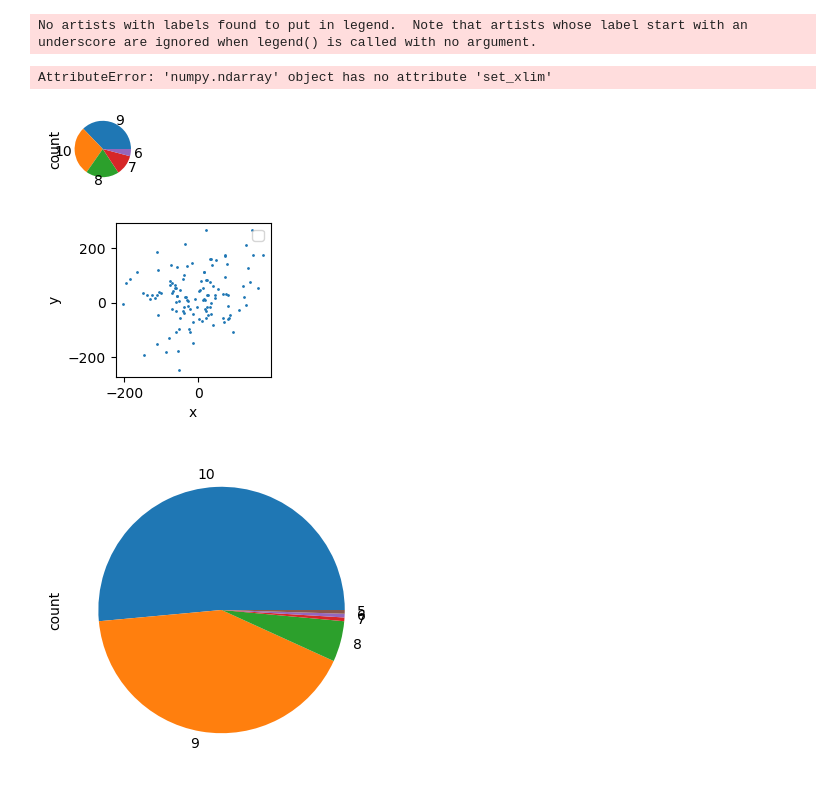
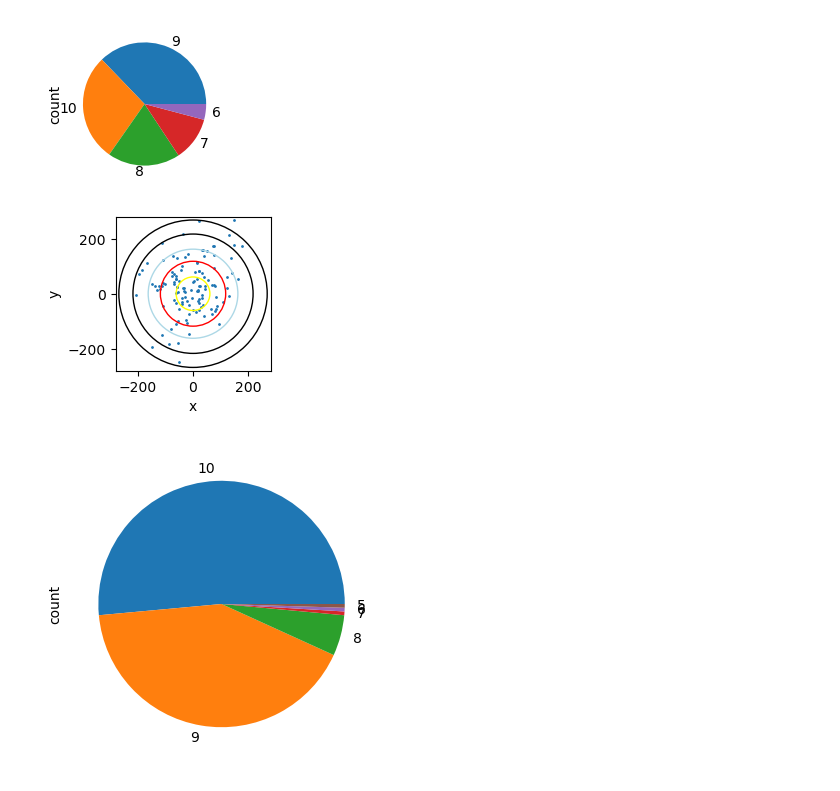
Before and after one commit to tonicodingc/awpj1, a Jupyter notebook: Pfeildaten/23.ipynb, the cells around one changed output. Drawn from its saved outputs; the diff is of its cells as text; code cells hidden in the pictures.

```diff
--- a/Pfeildaten/23.ipynb
+++ b/Pfeildaten/23.ipynb
@@ -5,27 +5,25 @@ import matplotlib.pyplot as plt
 # %%
 arrows1 = pd.read_csv("arrows1.csv", delimiter=";")
 
 #print (xyarrows1)
 a1ringe = arrows1["Ringe"].value_counts()    #Ringe als einen Seperates Feature, damit man es als Pi-Chart auslesen kann
-ringe1plot = a1ringe.plot.pie(figsize = (2,2), subplots=True, layout=(1,2)) #Ringe Treffer als Pi Chart
+ringe1plot = a1ringe.plot.pie(figsize = (2,2)) #Ringe Treffer als Pi Chart
 
 #Gedanke ist, dass wir die Auflage nachbauen
-scatterxy1plot= arrows1.plot.scatter(x = "x", y = "y", figsize= (2, 2), s= 1, subplots=True, layout=(1,1))
+scatterxy1plot= arrows1.plot.scatter(x = "x", y = "y", figsize= (2, 2), s= 1)
 scatterxy1plot.set_xlim(-280, 280)
 scatterxy1plot.set_ylim(-280, 280)
 c11 = plt.Circle((0,0), 61, fill = False, color = 'yellow')
 c12 = plt.Circle((0,0), 118, fill = False, color = 'red')
 c13 = plt.Circle((0,0), 162, fill = False, color = 'lightblue')
 c14 = plt.Circle((0,0), 217, fill = False, color = 'black')
 c15 = plt.Circle((0,0), 268, fill = False, color = 'black')
 
 for l in [c11, c12, c13, c14, c15]:
     scatterxy1plot.add_patch(l)
 # %% [output]
-No artists with labels found to put in legend.  Note that artists whose label start with an underscore are ignored when legend() is called with no argument.
-AttributeError: 'numpy.ndarray' object has no attribute 'set_xlim'
-[figure, old version]
+[figure, new version]
-[figure, old version]
+[figure, new version]
 # %%
 arrows2 = pd.read_csv("arrows2.csv", delimiter=";")
 
```
